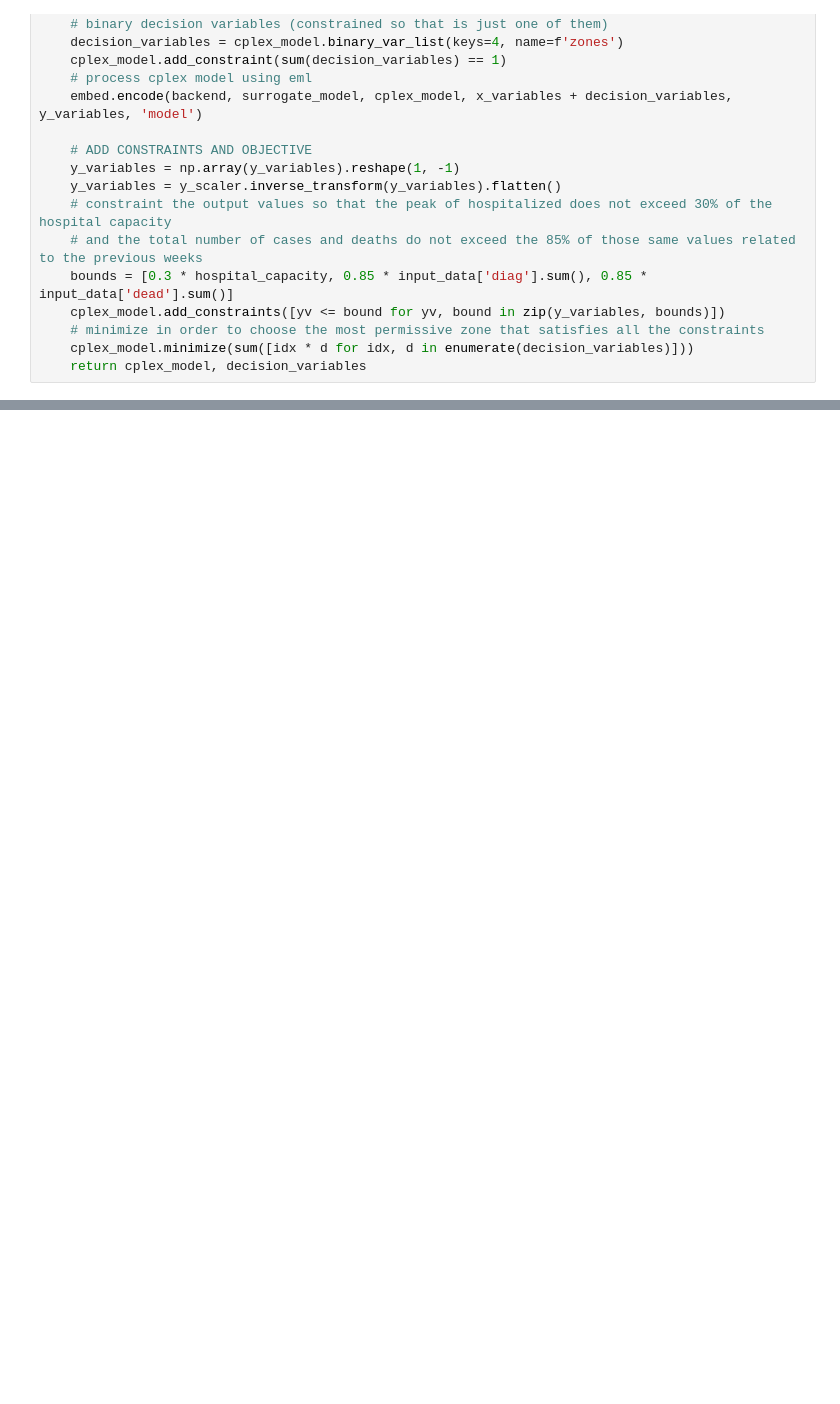
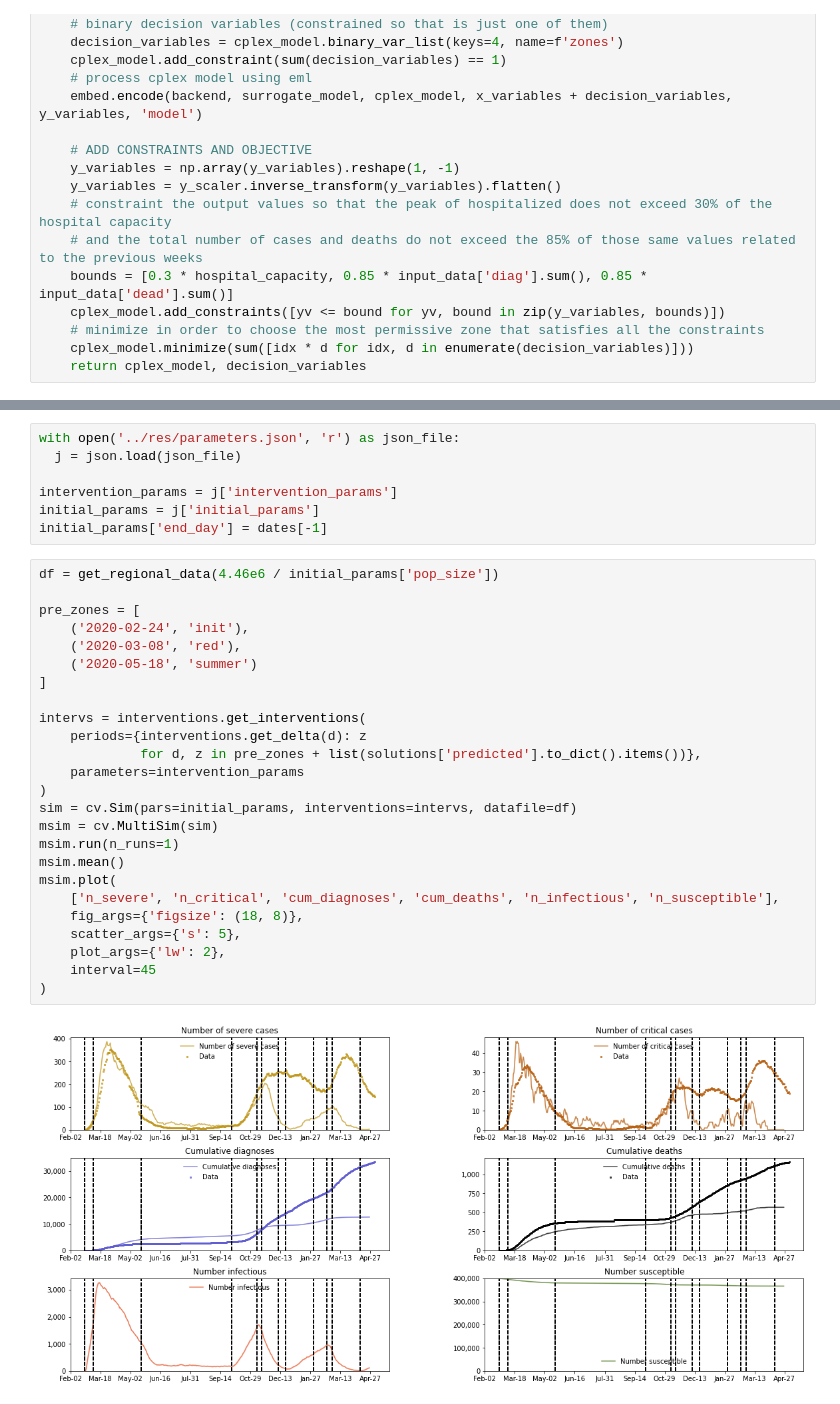
Before and after one commit to LIA-UniBo/EpidemicModelLearning, a Jupyter notebook: notebooks/5. Empirical Model.ipynb, the cells around one changed output, grey strips where cells are left out. Saved outputs shown, nothing was run; the diff lists cells and outputs as text; blank space fills up the shorter version.

Commit message:
Minor changes to get_real_samples and plot of the optimized solution

```diff
--- a/notebooks/5. Empirical Model.ipynb
+++ b/notebooks/5. Empirical Model.ipynb
@@ -121,0 +151,34 @@ solutions
+# %%
+with open('../res/parameters.json', 'r') as json_file:
+  j = json.load(json_file)
+
+intervention_params = j['intervention_params']
+initial_params = j['initial_params']
+initial_params['end_day'] = dates[-1]
+# %%
+df = get_regional_data(4.46e6 / initial_params['pop_size'])
+
+pre_zones = [
+    ('2020-02-24', 'init'),
+    ('2020-03-08', 'red'),
+    ('2020-05-18', 'summer')
+]
+
+intervs = interventions.get_interventions(
+    periods={interventions.get_delta(d): z
+             for d, z in pre_zones + list(solutions['predicted'].to_dict().items())},
+    parameters=intervention_params
+)
+sim = cv.Sim(pars=initial_params, interventions=intervs, datafile=df)
+msim = cv.MultiSim(sim)
+msim.run(n_runs=1)
+msim.mean()
+msim.plot(
+    ['n_severe', 'n_critical', 'cum_diagnoses', 'cum_deaths', 'n_infectious', 'n_susceptible'],
+    fig_args={'figsize': (18, 8)},
+    scatter_args={'s': 5},
+    plot_args={'lw': 2},
+    interval=45
+)
+# %% [output]
+[figure, added]
```
Also changed, not shown: parts of 5 cells of this notebook, 1 other file.
